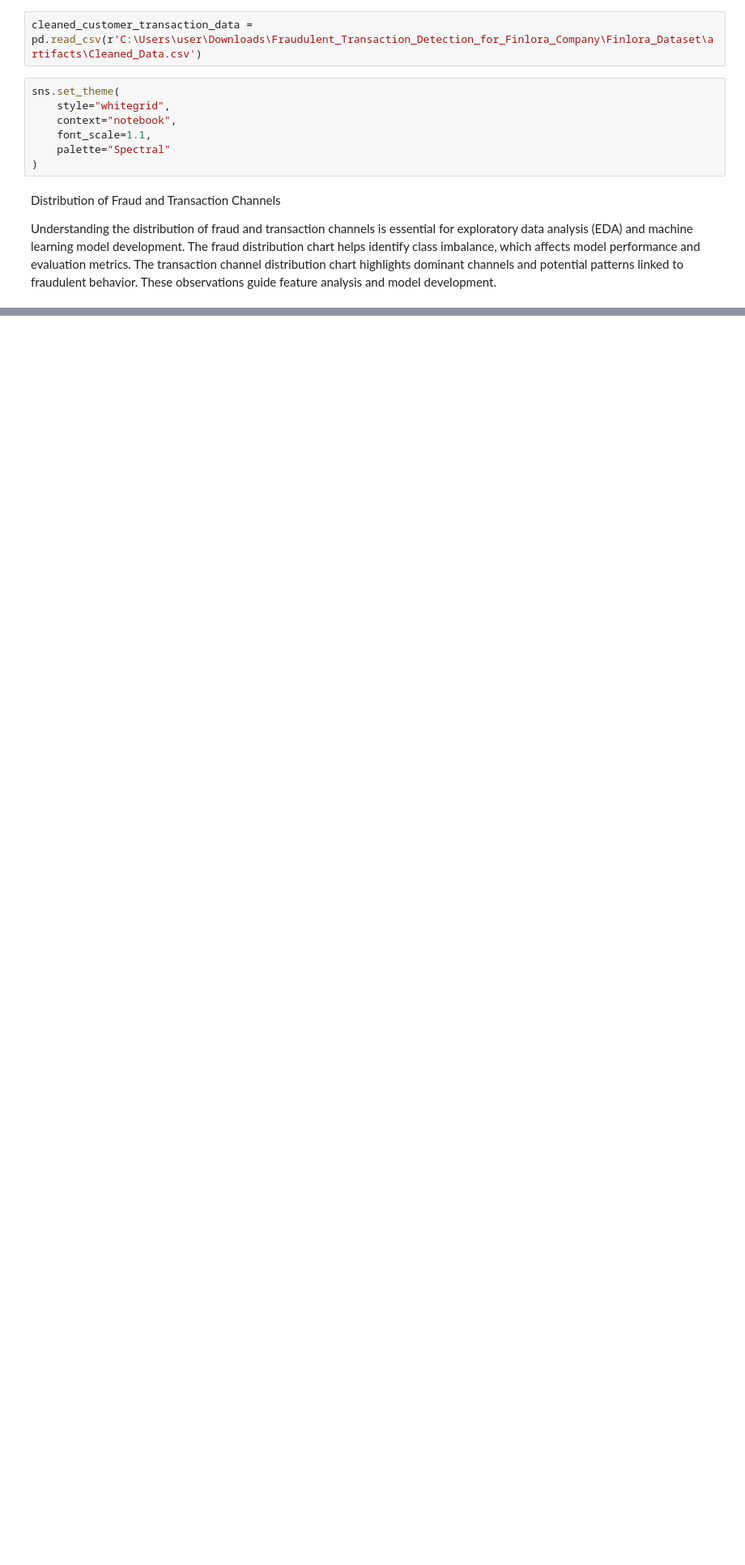
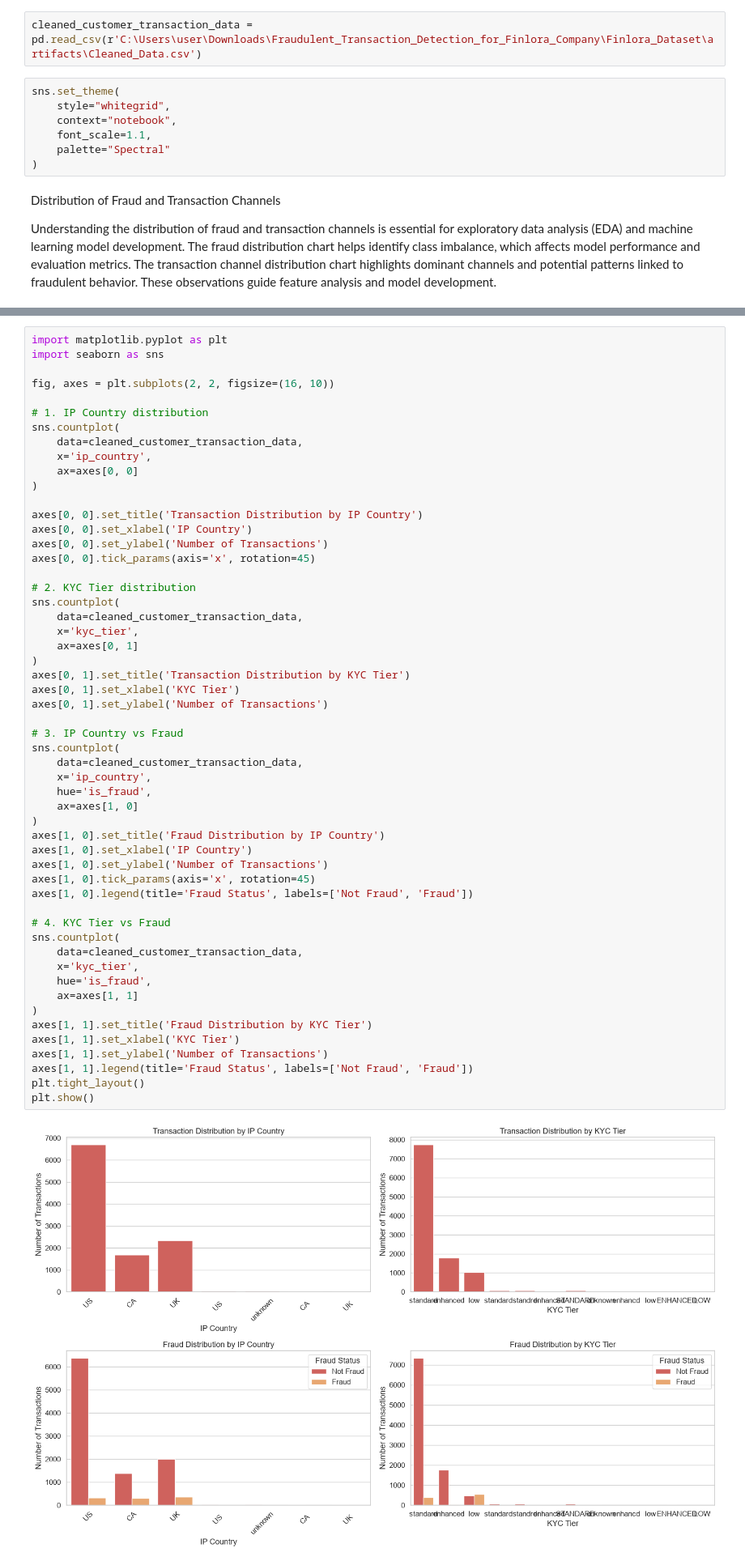
Before and after one commit to fnalyanya/Fraudulent_Transaction_Detection_for_Finlora_Company, a Jupyter notebook: Notebooks/Exploratory.ipynb, the cells around one changed output, grey strips where cells are left out. Shown at 81% size. Saved outputs shown, nothing was run; the diff lists cells and outputs as text; blank space fills up the shorter version.

```diff
--- a/Notebooks/Exploratory.ipynb
+++ b/Notebooks/Exploratory.ipynb
@@ -44,0 +57,56 @@ plt.show()
+# %%
+import matplotlib.pyplot as plt
+import seaborn as sns
+
+fig, axes = plt.subplots(2, 2, figsize=(16, 10))
+
+# 1. IP Country distribution
+sns.countplot(
+    data=cleaned_customer_transaction_data,
+    x='ip_country',
+    ax=axes[0, 0]
+)
+
+axes[0, 0].set_title('Transaction Distribution by IP Country')
+axes[0, 0].set_xlabel('IP Country')
+axes[0, 0].set_ylabel('Number of Transactions')
+axes[0, 0].tick_params(axis='x', rotation=45)
+
+# 2. KYC Tier distribution
+sns.countplot(
+    data=cleaned_customer_transaction_data,
+    x='kyc_tier',
+    ax=axes[0, 1]
+)
+axes[0, 1].set_title('Transaction Distribution by KYC Tier')
+axes[0, 1].set_xlabel('KYC Tier')
+axes[0, 1].set_ylabel('Number of Transactions')
+
+# 3. IP Country vs Fraud
+sns.countplot(
+    data=cleaned_customer_transaction_data,
+    x='ip_country',
+    hue='is_fraud',
+    ax=axes[1, 0]
+)
+axes[1, 0].set_title('Fraud Distribution by IP Country')
+axes[1, 0].set_xlabel('IP Country')
+axes[1, 0].set_ylabel('Number of Transactions')
+axes[1, 0].tick_params(axis='x', rotation=45)
+axes[1, 0].legend(title='Fraud Status', labels=['Not Fraud', 'Fraud'])
+
+# 4. KYC Tier vs Fraud
+sns.countplot(
+    data=cleaned_customer_transaction_data,
+    x='kyc_tier',
+    hue='is_fraud',
+    ax=axes[1, 1]
+)
+axes[1, 1].set_title('Fraud Distribution by KYC Tier')
+axes[1, 1].set_xlabel('KYC Tier')
+axes[1, 1].set_ylabel('Number of Transactions')
+axes[1, 1].legend(title='Fraud Status', labels=['Not Fraud', 'Fraud'])
+plt.tight_layout()
+plt.show()
+# %% [output]
+[figure, added]
```
Also changed, not shown: parts of 9 cells of this notebook, 1 other file.
